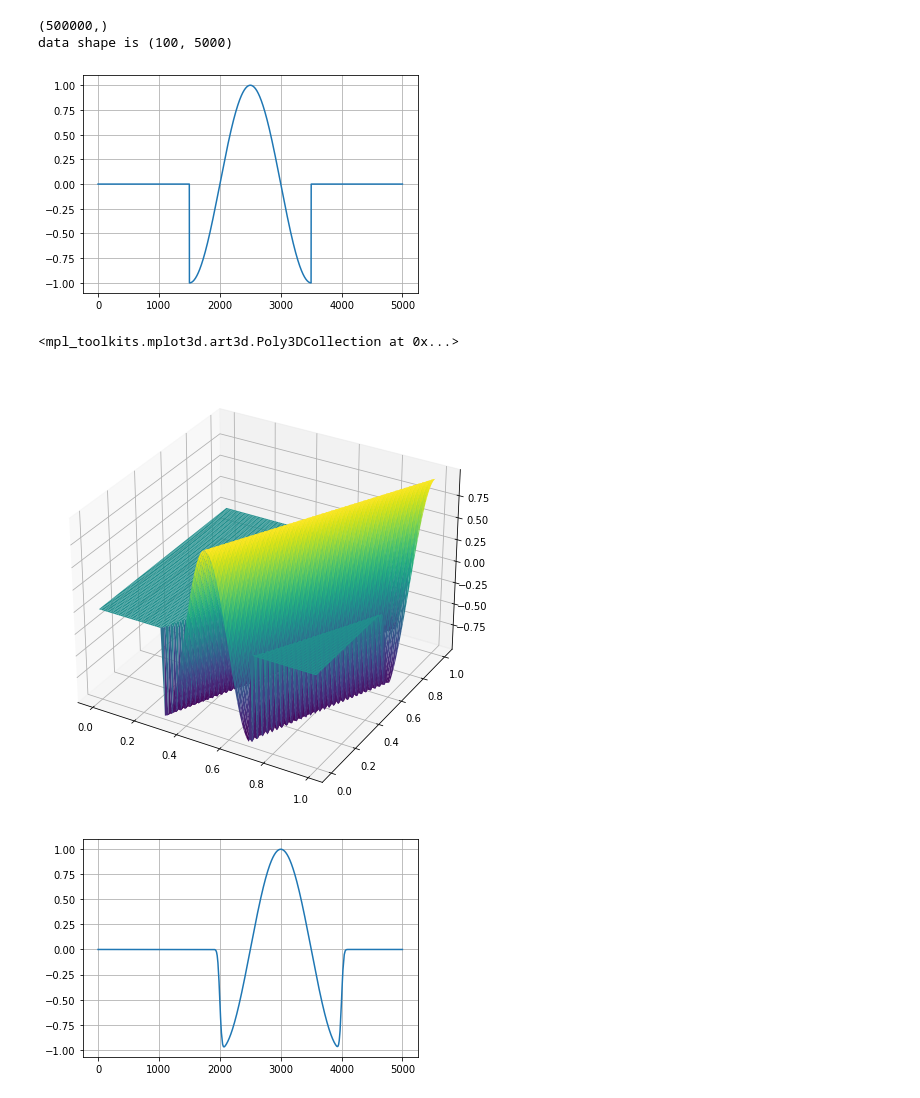
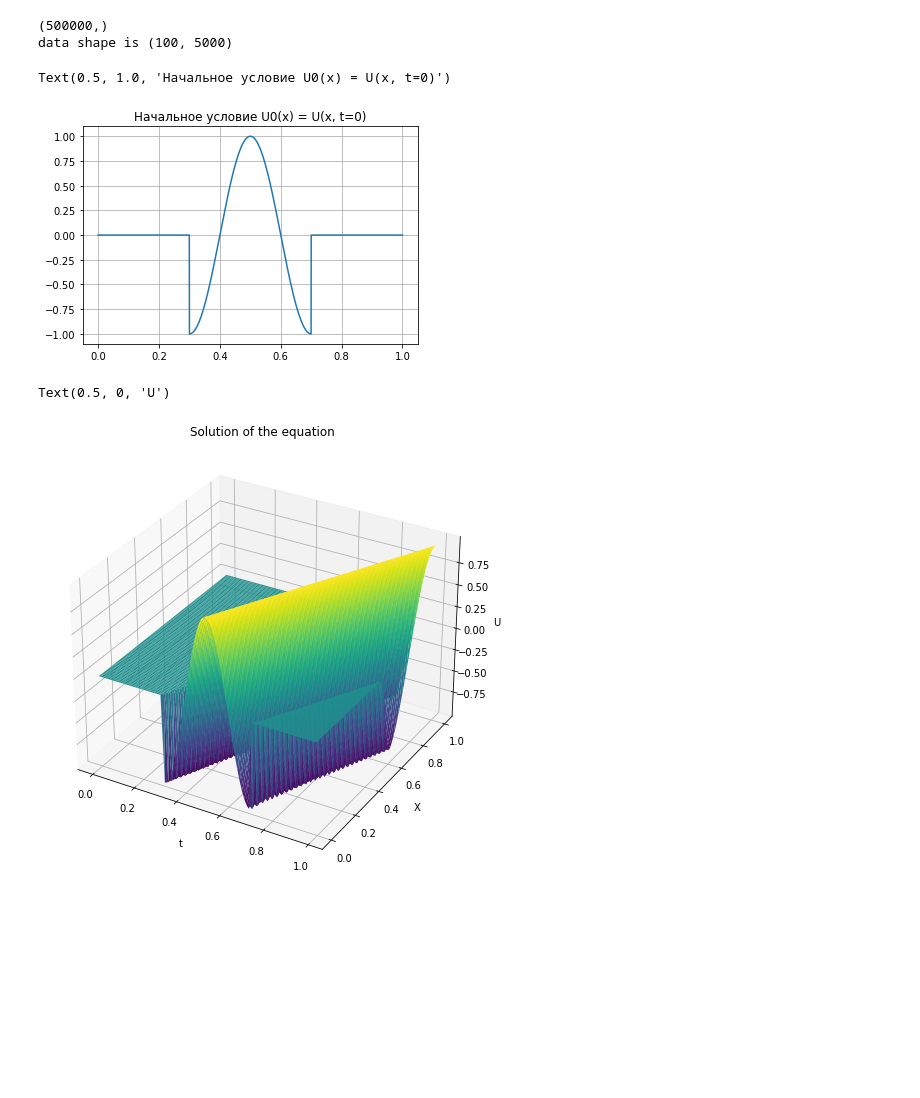
Before and after one commit to ivan-shargin/Parprog, a Jupyter notebook: lab1/Solution.ipynb, the cells around one changed output. Saved outputs shown, nothing was run; the diff lists cells and outputs as text; code cells hidden in the pictures; blank space fills up the shorter version.

```diff
--- a/lab1/Solution.ipynb
+++ b/lab1/Solution.ipynb
@@ -17,10 +17,12 @@ print('data shape is', data.shape)
 (500000,)
 data shape is (100, 5000)
 # %%
-plt.plot(data[0, ])
+plt.plot(np.linspace(0, 1 - 1 / M, M), data[0, ])
 plt.grid()
+plt.title("Начальное условие U0(x) = U(x, t=0)")
 # %% [output]
+Text(0.5, 1.0, 'Начальное условие U0(x) = U(x, t=0)')
-[figure, old version]
+[figure, new version]
 # %%
 k = np.arange(0, K)
 m = np.arange(0, M, 50)
@@ -28,14 +30,18 @@ def arr_U(k, m):
     return data[k, m]
 fig = plt.figure(figsize = [8, 8])
 ax = plt.axes(projection='3d')
-X = np.linspace(0, 1 - 1 / M, K)
-T = np.linspace(0, 1 - 1 / K, K)
-X, T = np.meshgrid(X, T)
+X_0 = np.linspace(0, 1 - 1 / M, K)
+T_0 = np.linspace(0, 1 - 1 / K, K)
+X, T = np.meshgrid(X_0, T_0)
 k, m = np.meshgrid(k, m)
 data_plot = arr_U(k, m)
 
 ax.plot_surface(T, X, data_plot, rstride=1, cstride=1,
                 cmap='viridis', edgecolor='none')
+ax.set_title('Solution of the equation')
+ax.set_xlabel('t')
+ax.set_ylabel('X')
+ax.set_zlabel('U')
 # %% [output]
-<mpl_toolkits.mplot3d.art3d.Poly3DCollection at 0x...>
+Text(0.5, 0, 'U')
-[figure, old version]
+[figure, new version]
@@ -44,6 +48 @@ ax.plot_surface(T, X, data_plot, rstride=1, cstride=1,
-# %%
-plt.plot(data[20, ])
-plt.grid()
-# %% [output]
-[figure, removed]
 # %%
```
Also changed, not shown: parts of 3 cells of this notebook, 1 other file.
